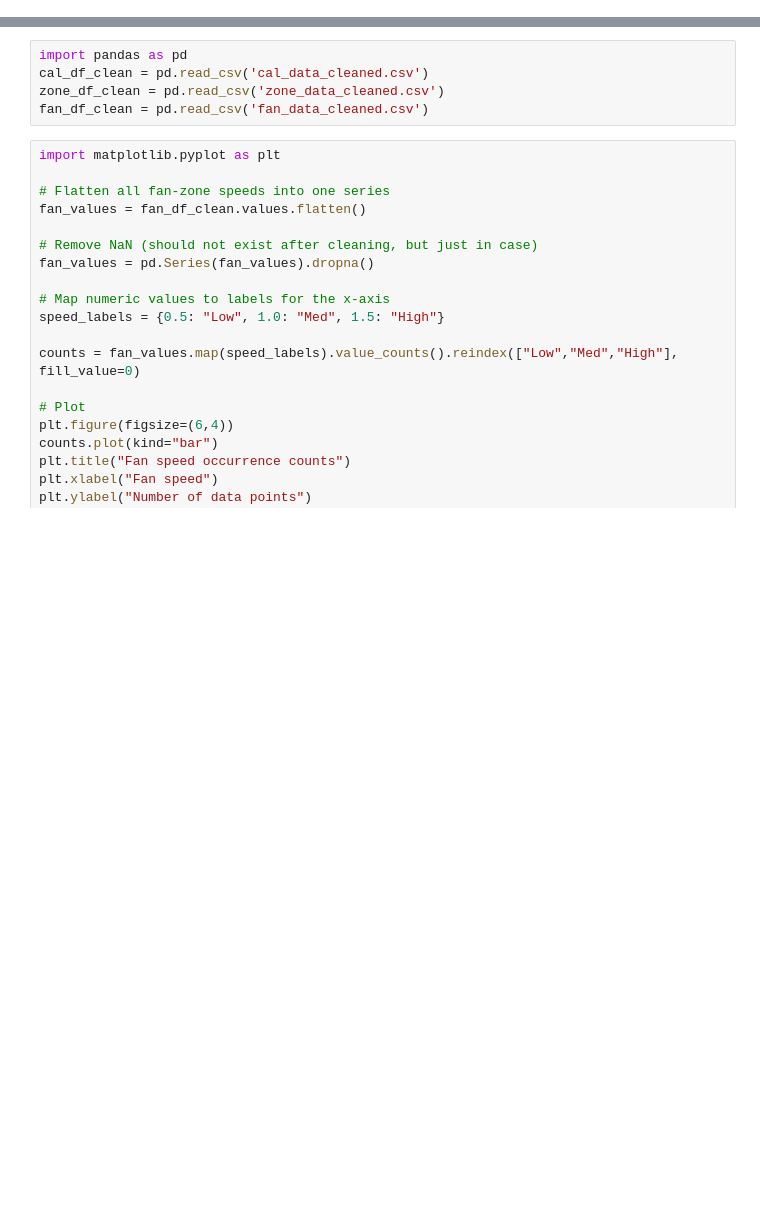
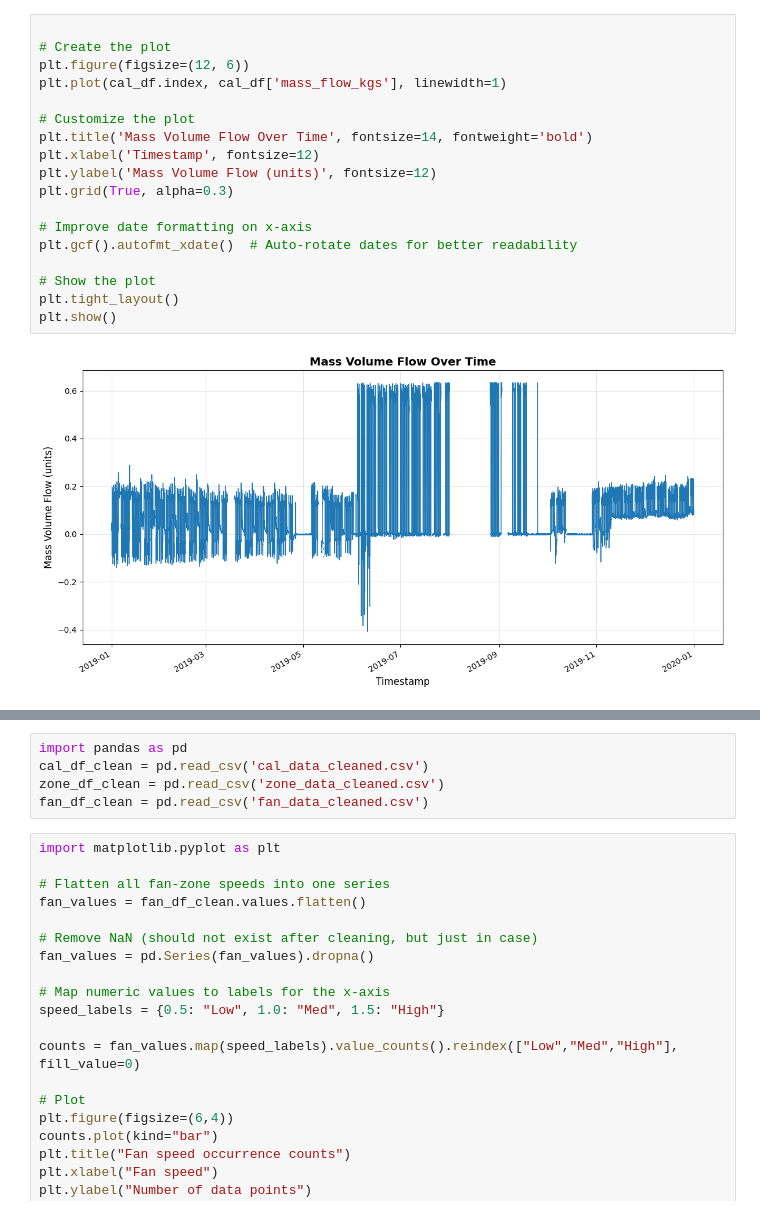
Before and after one commit to MartinVidmar3/ZavrsniRad, a Jupyter notebook: diplomski_projekt/novi-sistem.ipynb, the cells around one changed output, grey strips where cells are left out. Cells and saved outputs as stored; diff of their text form; blank space fills up the shorter version.

```diff
--- a/diplomski_projekt/novi-sistem.ipynb
+++ b/diplomski_projekt/novi-sistem.ipynb
@@ -66,3 +66,23 @@ print_df.head(2)
+# %%
+
+# Create the plot
+plt.figure(figsize=(12, 6))
+plt.plot(cal_df.index, cal_df['mass_flow_kgs'], linewidth=1)
+
+# Customize the plot
+plt.title('Mass Volume Flow Over Time', fontsize=14, fontweight='bold')
+plt.xlabel('Timestamp', fontsize=12)
+plt.ylabel('Mass Volume Flow (units)', fontsize=12)
+plt.grid(True, alpha=0.3)
+
+# Improve date formatting on x-axis
+plt.gcf().autofmt_xdate()  # Auto-rotate dates for better readability
+
+# Show the plot
+plt.tight_layout()
+plt.show()
+# %% [output]
+[figure, added]
 # %%
 import pandas as pd
 
```
Also changed, not shown: parts of 15 cells of this notebook, 1 other file.
